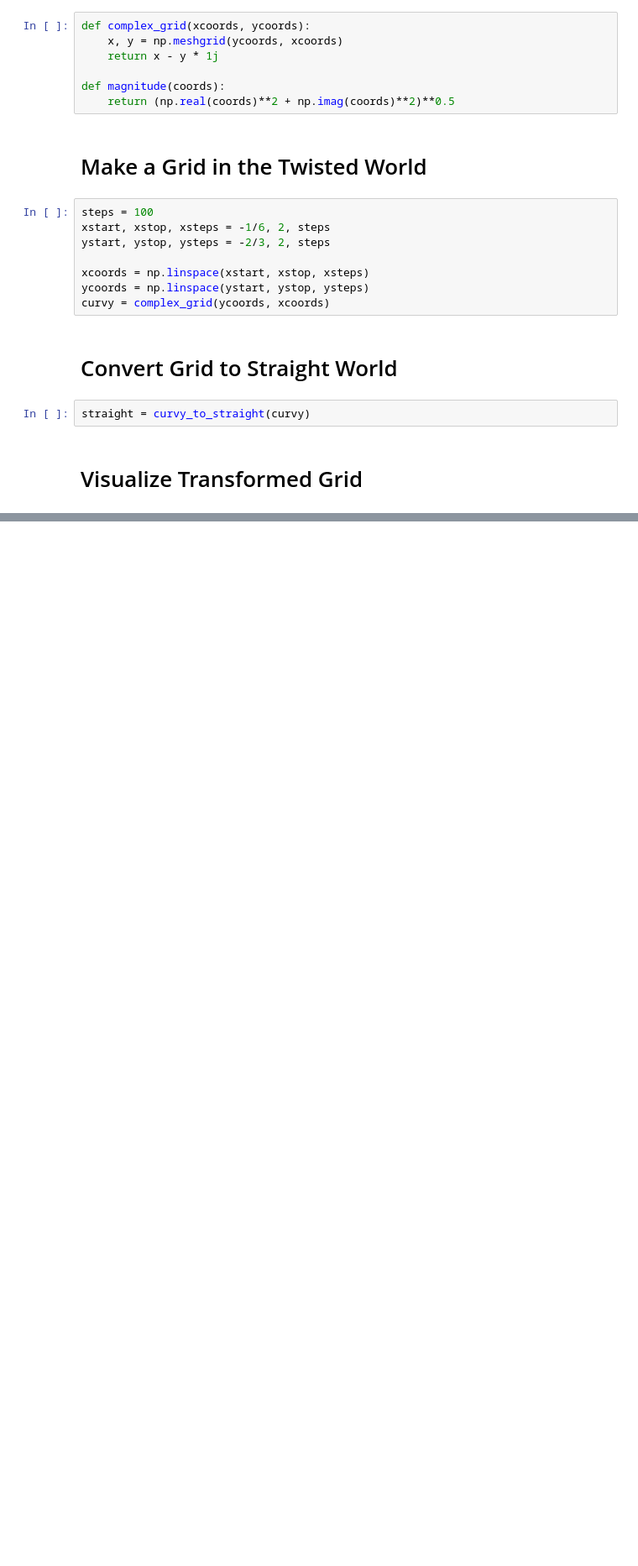
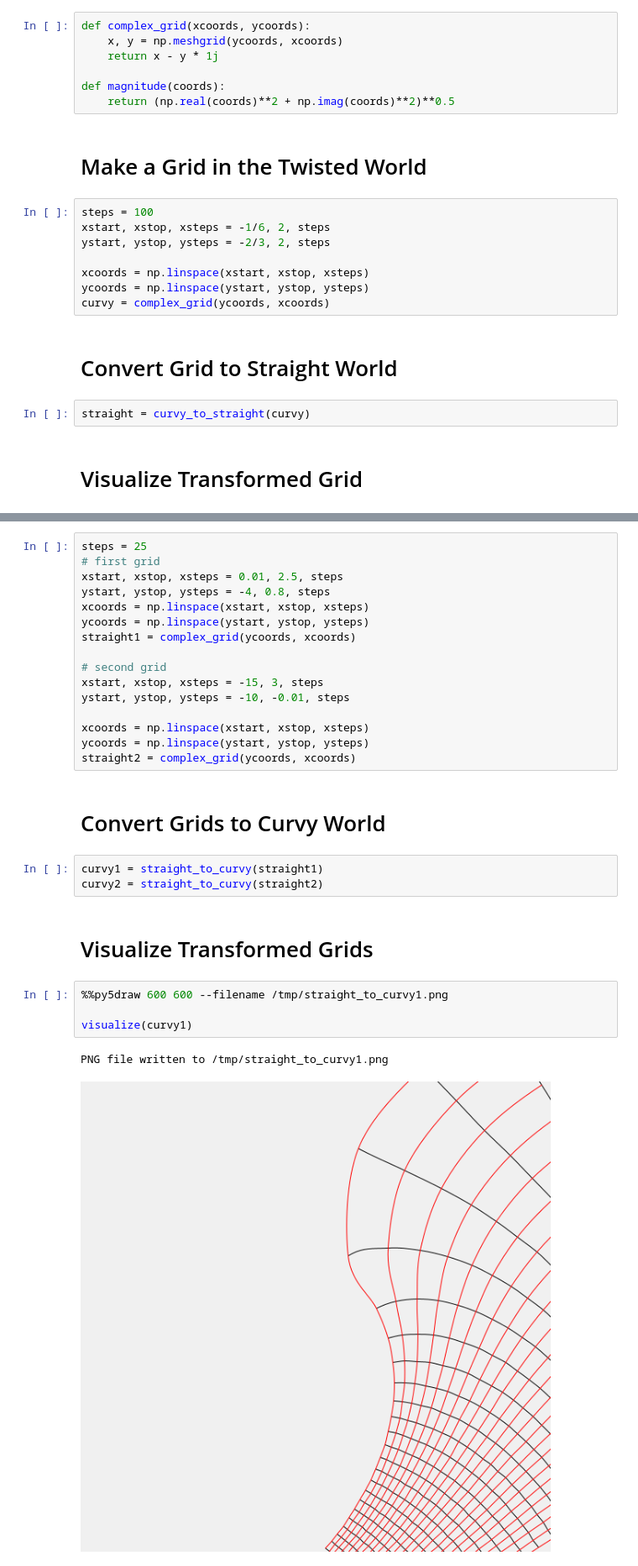
Before and after one commit to lcipolina/escher, a Jupyter notebook: grid/Escher Grid.ipynb, the cells around one changed output, grey strips where cells are left out. Shown at 84% size. Drawn from its saved outputs; the diff is of its cells as text; blank space fills up the shorter version.

Commit message:
straight to curvy and questions

```diff
--- a/grid/Escher Grid.ipynb
+++ b/grid/Escher Grid.ipynb
@@ -84,0 +91,30 @@ for y in range(ysize - 3):
+# %%
+steps = 25
+# first grid
+xstart, xstop, xsteps = 0.01, 2.5, steps
+ystart, ystop, ysteps = -4, 0.8, steps
+xcoords = np.linspace(xstart, xstop, xsteps)
+ycoords = np.linspace(ystart, ystop, ysteps)
+straight1 = complex_grid(ycoords, xcoords)
+
+# second grid
+xstart, xstop, xsteps = -15, 3, steps
+ystart, ystop, ysteps = -10, -0.01, steps
+
+xcoords = np.linspace(xstart, xstop, xsteps)
+ycoords = np.linspace(ystart, ystop, ysteps)
+straight2 = complex_grid(ycoords, xcoords)
+# %% [markdown]
+# Convert Grids to Curvy World
+# %%
+curvy1 = straight_to_curvy(straight1)
+curvy2 = straight_to_curvy(straight2)
+# %% [markdown]
+# Visualize Transformed Grids
+# %%
+%%py5draw 600 600 --filename /tmp/straight_to_curvy1.png
+
+visualize(curvy1)
+# %% [output]
+PNG file written to /tmp/straight_to_curvy1.png
+[figure, added]
```
Also changed, not shown: parts of 5 cells of this notebook.
